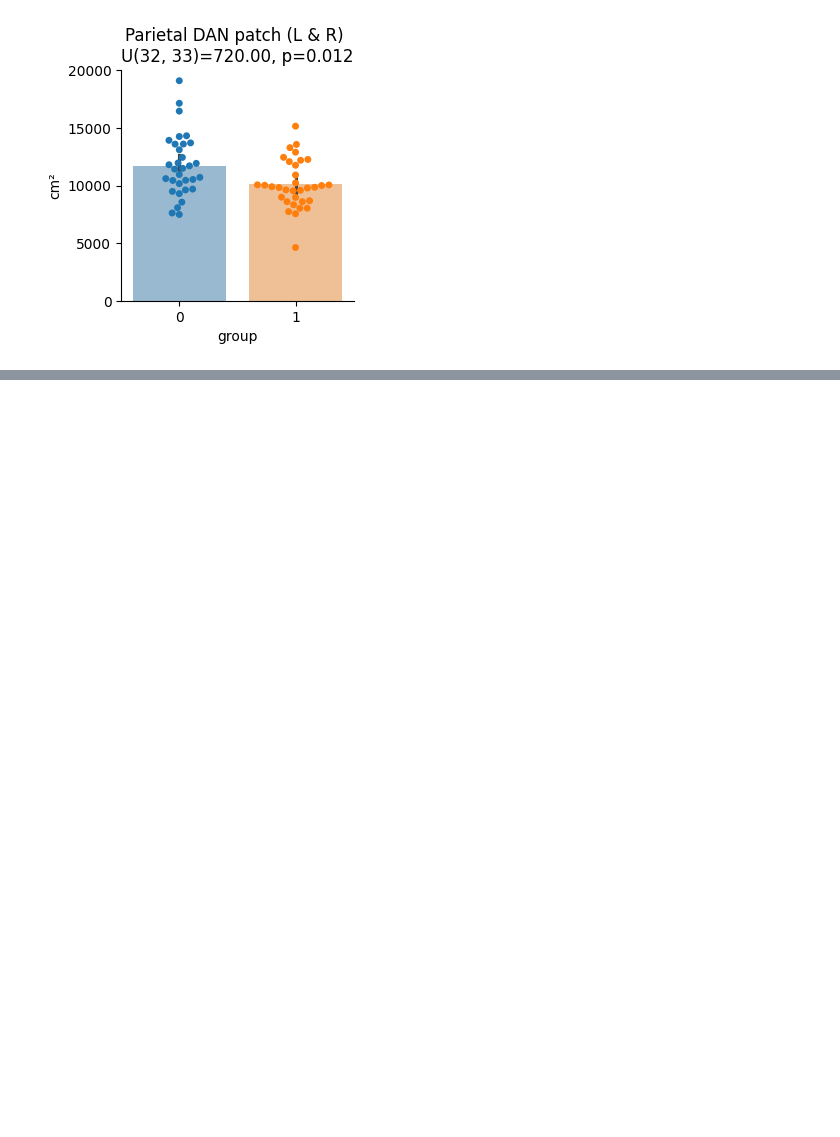
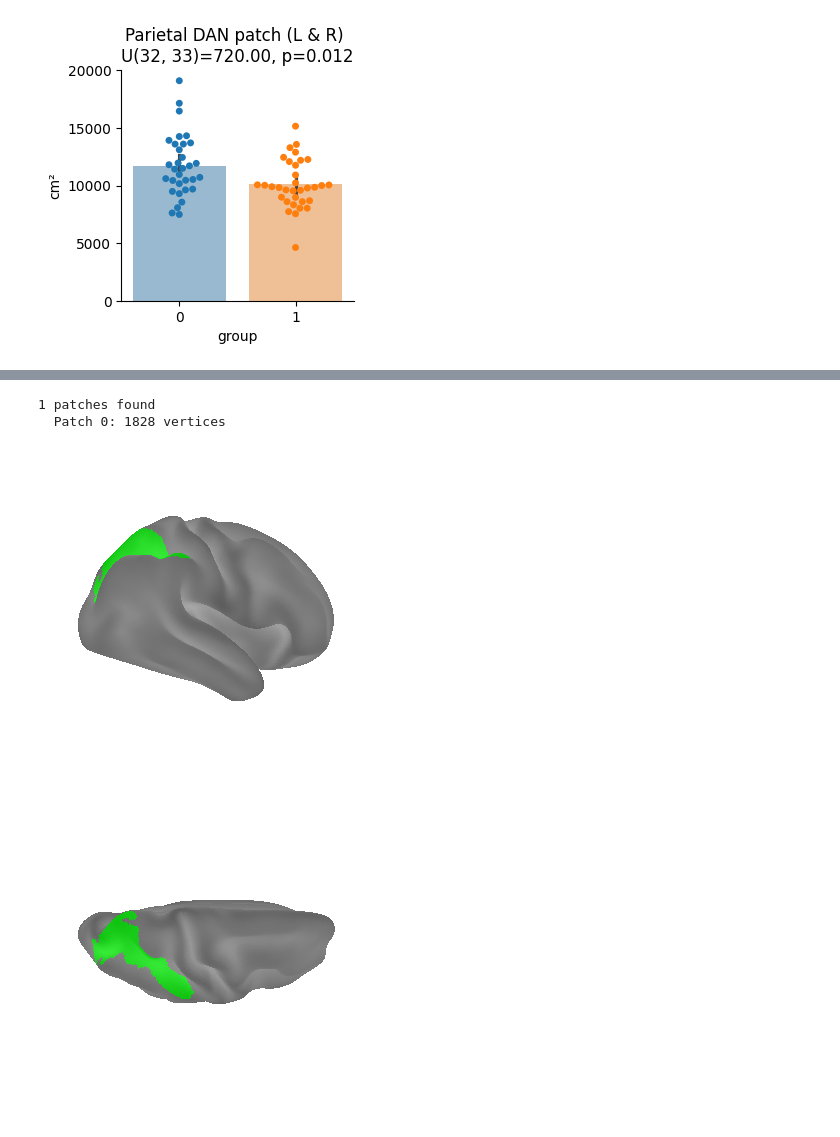
Before and after one commit to mrenke/parietal_patterns, a Jupyter notebook: nets_PFM/npc_net_ana.ipynb, the cells around one changed output, grey strips where cells are left out. Drawn from its saved outputs; the diff is of its cells as text; code cells hidden in the pictures; blank space fills up the shorter version.

```diff
--- a/nets_PFM/npc_net_ana.ipynb
+++ b/nets_PFM/npc_net_ana.ipynb
@@ -732,0 +639,44 @@ plt.show()
+# %%
+# surf_map_R is your (32492,) label vector for the right hemisphere
+
+surf_map_R = surf_map[len(cortex_mask_L):]
+
+patches = get_surface_patches(
+    surf_map_R,
+    str(fslr['midthickness'].R),   # or 'inflated'
+    target_label=5
+)
+
+print(f"{len(patches)} patches found")
+for i, p in enumerate(patches):
+    print(f"  Patch {i}: {len(p)} vertices")
+
+# The parietal patch is typically the largest — patches[0]
+parietal_patch_verts = patches[0]
+# %% [output]
+1 patches found
+  Patch 0: 1828 vertices
+# %%
+patch_map_R = np.zeros(len(surf_map_R), dtype=int)
+patch_map_R[parietal_patch_verts] = 5   # keep the original label value
+
+for view in ['lateral', 'dorsal']:
+    fig, ax = plt.subplots(1, 1, subplot_kw={'projection': '3d'}, figsize=(4, 4))
+    plotting.plot_surf(
+        str(fslr['inflated'].R),
+        patch_map_R,
+        hemi='right',
+        view=view,
+        cmap=cmap_atlas,
+        vmin=0, vmax=12,
+        avg_method='median',
+        darkness=1.0,
+        colorbar=False,
+        bg_map=str(fslr['sulc'].R),
+        bg_on_data=True,
+        axes=ax
+    )
+    plt.show()
+# %% [output]
+[figure, added]
+[figure, added]
```
Also changed, not shown: parts of 22 cells of this notebook, 6 other files.
